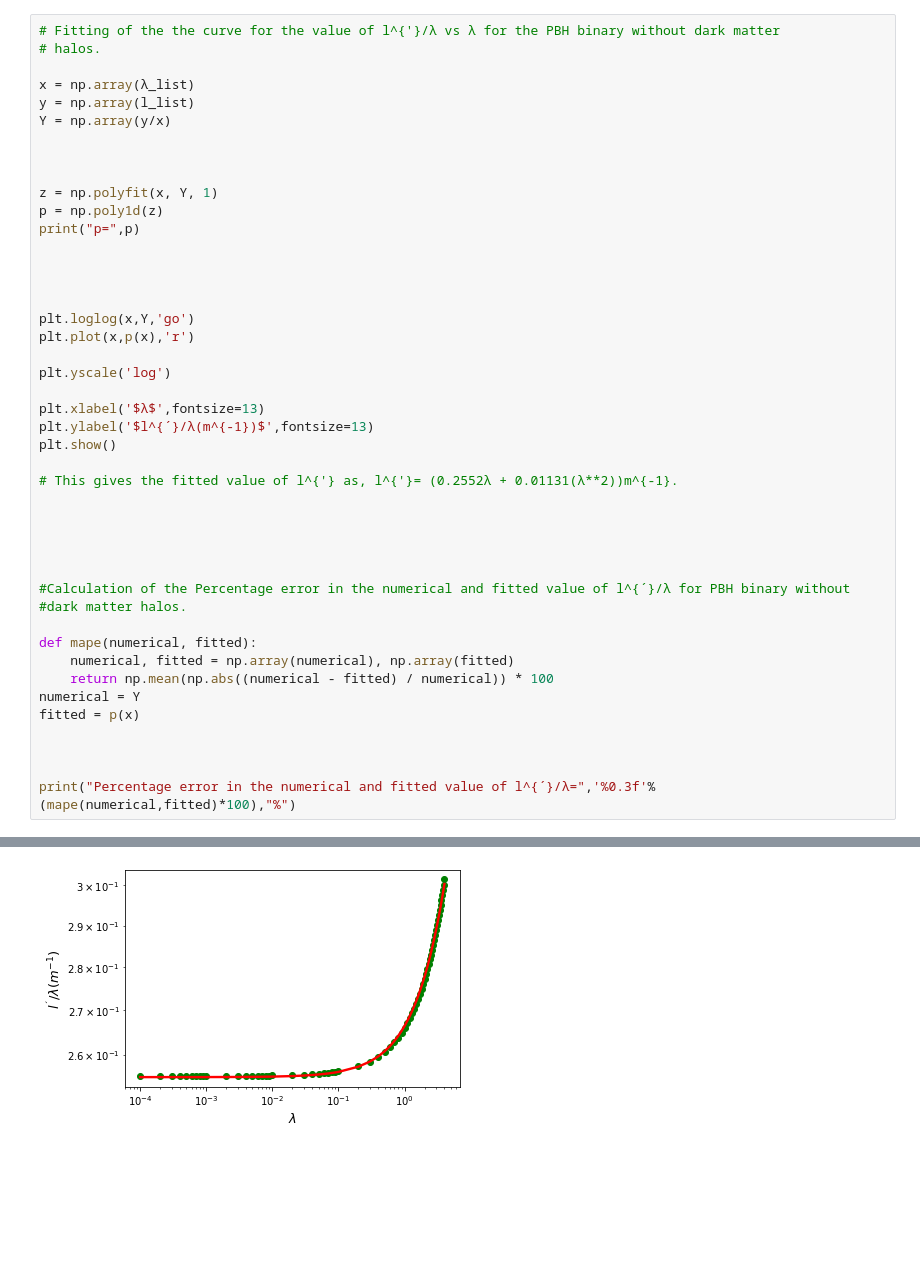
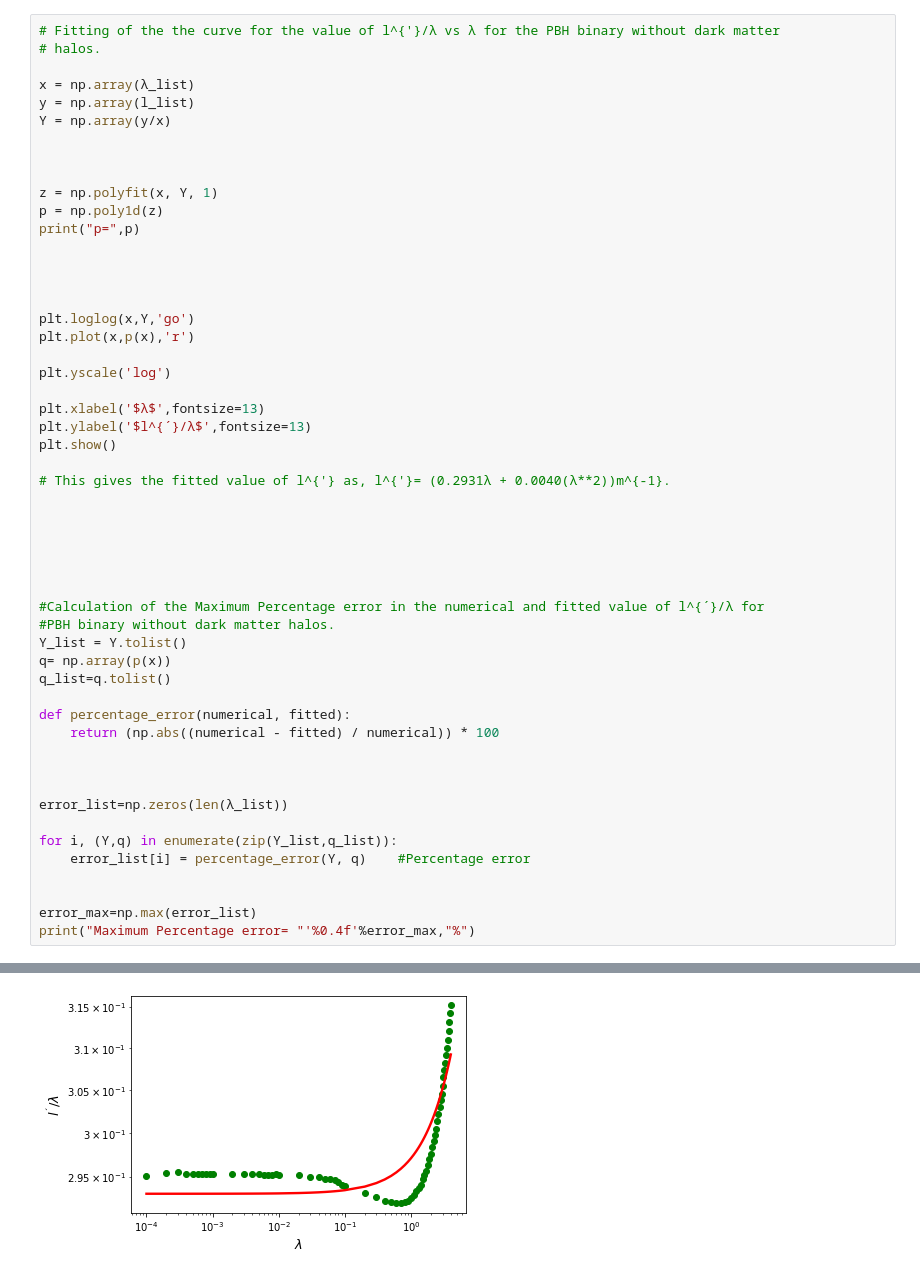
Before and after one commit to pratibhajangra591/Ifca-github, a Jupyter notebook: tidal torque.ipynb, the cells around one changed output, grey strips where cells are left out. Drawn from its saved outputs; the diff is of its cells as text; blank space fills up the shorter version.

```diff
--- a/tidal torque.ipynb
+++ b/tidal torque.ipynb
@@ -143,26 +115,34 @@ plt.plot(x,p(x),'r')
 plt.yscale('log')
 
 plt.xlabel('$λ$',fontsize=13)
-plt.ylabel('$l^{´}/λ(m^{-1})$',fontsize=13)
+plt.ylabel('$l^{´}/λ$',fontsize=13)
 plt.show()
 
-# This gives the fitted value of l^{'} as, l^{'}= (0.2552λ + 0.01131(λ**2))m^{-1}.
+# This gives the fitted value of l^{'} as, l^{'}= (0.2931λ + 0.0040(λ**2))m^{-1}.
 
 
 
 
 
-#Calculation of the Percentage error in the numerical and fitted value of l^{´}/λ for PBH binary without
-#dark matter halos.
 
-def mape(numerical, fitted):
-    numerical, fitted = np.array(numerical), np.array(fitted)
-    return np.mean(np.abs((numerical - fitted) / numerical)) * 100
-numerical = Y
-fitted = p(x)
+#Calculation of the Maximum Percentage error in the numerical and fitted value of l^{´}/λ for
+#PBH binary without dark matter halos.
+Y_list = Y.tolist()
+q= np.array(p(x))
+q_list=q.tolist()
+
+def percentage_error(numerical, fitted):
+    return (np.abs((numerical - fitted) / numerical)) * 100
 
 
 
-print("Percentage error in the numerical and fitted value of l^{´}/λ=",'%0.3f'%(mape(numerical,fitted)*100),"%")
+error_list=np.zeros(len(λ_list))
+
+for i, (Y,q) in enumerate(zip(Y_list,q_list)):
+    error_list[i] = percentage_error(Y, q)    #Percentage error
+
+
+error_max=np.max(error_list)
+print("Maximum Percentage error= "'%0.4f'%error_max,"%")
 # %% [output]
 p=
@@ -170 +150 @@ p=
-[figure, old version]
+[figure, new version]
```
Also changed, not shown: parts of 9 cells of this notebook.
